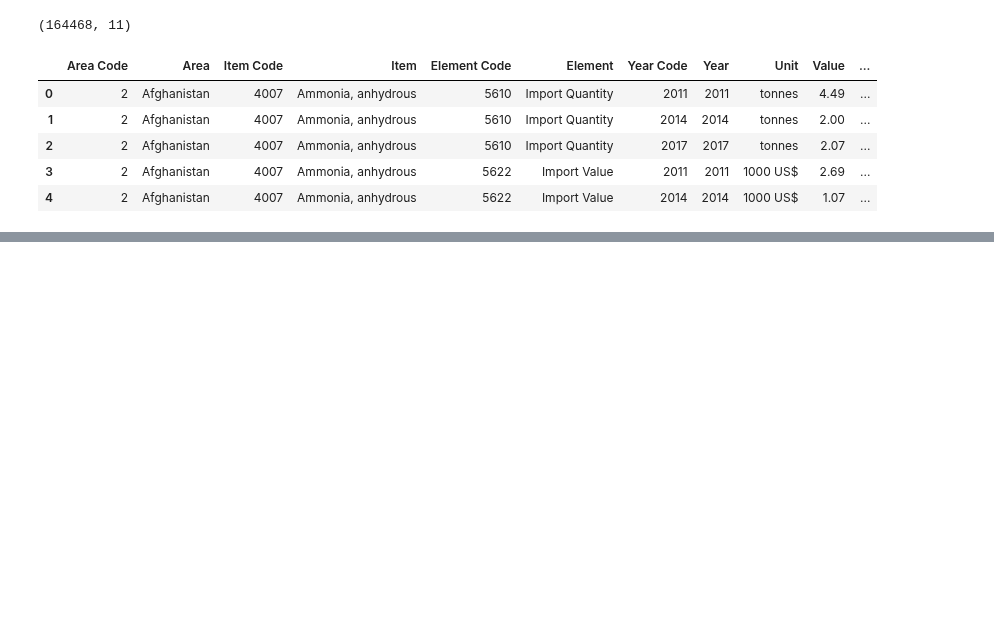
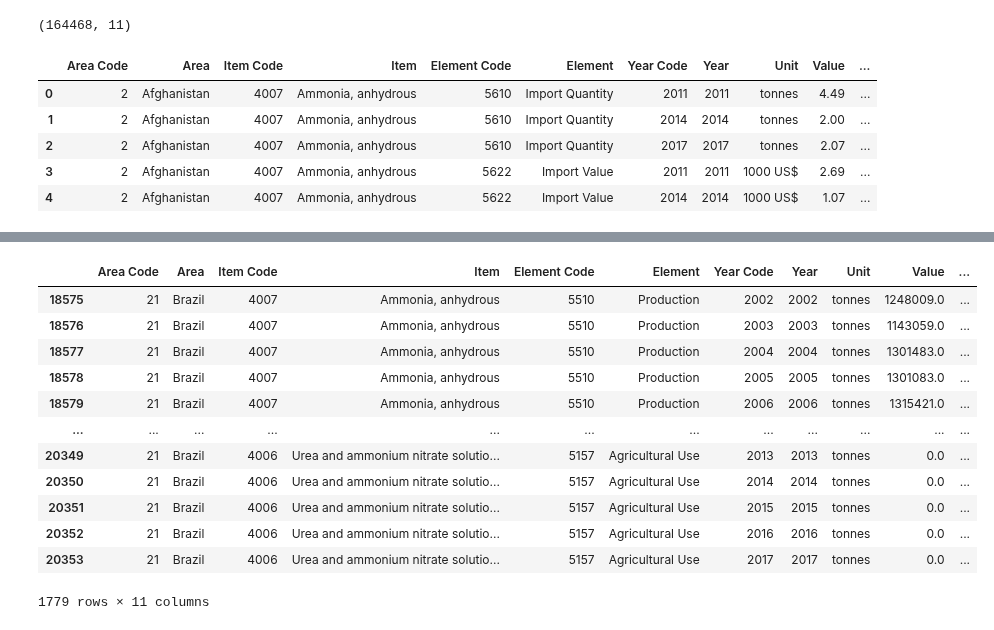
Before and after one commit to rissuuuu/DataScience, a Jupyter notebook: Working with realtime Datasets/fertilizers/fertilizers.ipynb, the cells around one changed output, grey strips where cells are left out. Saved outputs shown, nothing was run; the diff lists cells and outputs as text; code cells hidden in the pictures; blank space fills up the shorter version.

```diff
--- a/Working with realtime Datasets/fertilizers/fertilizers.ipynb
+++ b/Working with realtime Datasets/fertilizers/fertilizers.ipynb
@@ -23,0 +96,16 @@ data.head()
+# %%
+data[data['Area']=='Brazil']
+# %% [output]
+|  | Area Code | Area | Item Code | Item | Element Code | Element | Year Code | Year | Unit | Value | ... |
+| 18575 | 21 | Brazil | 4007 | Ammonia, anhydrous | 5510 | Production | 2002 | 2002 | tonnes | 1248009.0 | ... |
+| 18576 | 21 | Brazil | 4007 | Ammonia, anhydrous | 5510 | Production | 2003 | 2003 | tonnes | 1143059.0 | ... |
+| 18577 | 21 | Brazil | 4007 | Ammonia, anhydrous | 5510 | Production | 2004 | 2004 | tonnes | 1301483.0 | ... |
+| 18578 | 21 | Brazil | 4007 | Ammonia, anhydrous | 5510 | Production | 2005 | 2005 | tonnes | 1301083.0 | ... |
+| 18579 | 21 | Brazil | 4007 | Ammonia, anhydrous | 5510 | Production | 2006 | 2006 | tonnes | 1315421.0 | ... |
+| ... | ... | ... | ... | ... | ... | ... | ... | ... | ... | ... | ... |
+| 20349 | 21 | Brazil | 4006 | Urea and ammonium nitrate solutio... | 5157 | Agricultural Use | 2013 | 2013 | tonnes | 0.0 | ... |
+| 20350 | 21 | Brazil | 4006 | Urea and ammonium nitrate solutio... | 5157 | Agricultural Use | 2014 | 2014 | tonnes | 0.0 | ... |
+| 20351 | 21 | Brazil | 4006 | Urea and ammonium nitrate solutio... | 5157 | Agricultural Use | 2015 | 2015 | tonnes | 0.0 | ... |
+| 20352 | 21 | Brazil | 4006 | Urea and ammonium nitrate solutio... | 5157 | Agricultural Use | 2016 | 2016 | tonnes | 0.0 | ... |
+| 20353 | 21 | Brazil | 4006 | Urea and ammonium nitrate solutio... | 5157 | Agricultural Use | 2017 | 2017 | tonnes | 0.0 | ... |
+1779 rows × 11 columns
```
Also changed, not shown: parts of 12 cells of this notebook.
